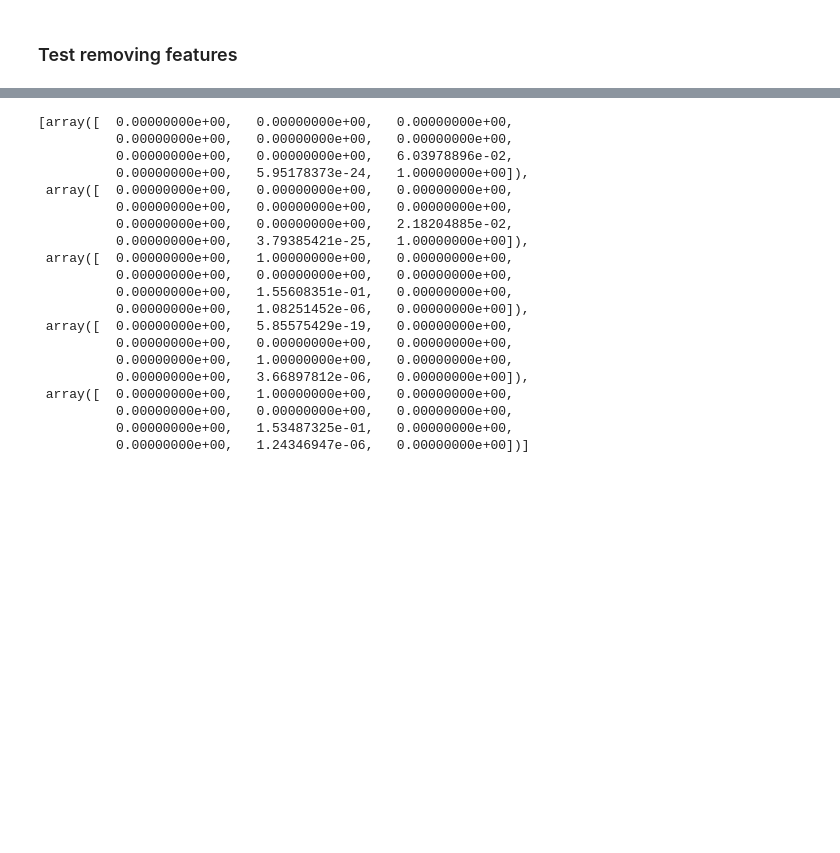
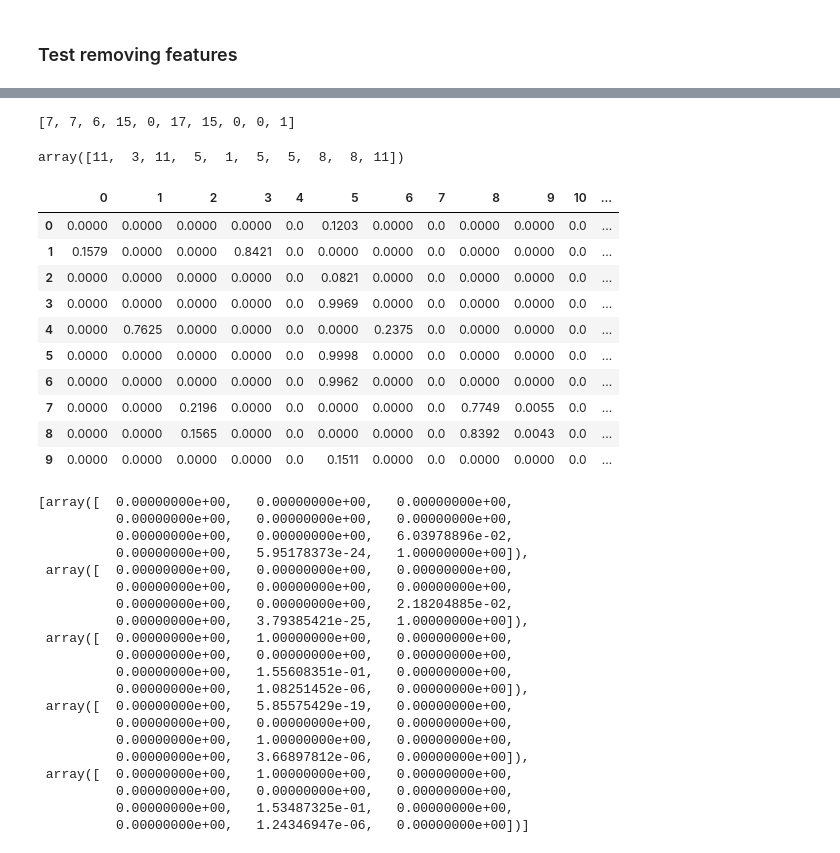
Before and after one commit to edvalente/mlnd-capstone-project, a Jupyter notebook: notebooks/capstone-scrapbook.ipynb, the cells around one changed output, grey strips where cells are left out. Drawn from its saved outputs; the diff is of its cells as text; code cells hidden in the pictures; blank space fills up the shorter version.

```diff
--- a/notebooks/capstone-scrapbook.ipynb
+++ b/notebooks/capstone-scrapbook.ipynb
@@ -371,3 +543,47 @@ pivot
+# %%
+allowed_clusters = [0, 3, 4, 5, 11]
+rec = []
+for index, row in minimal_sample.iterrows():
+    days = row[0]
+    selected_days = [i for i in range(1, 365)]
+    np.random.shuffle(selected_days)
+    j = np.array(row).reshape(1, -1)
+
+    while len(selected_days) != 0:
+        pred = clusterer.predict(j)
+        if pred not in allowed_clusters:
+            days = selected_days[0]
+            selected_days.pop(0)
+            j[0][0] = days
+        else:
+            break
+
+    if len(selected_days) == 0:
+        rec.append(0)
+    else:
+        rec.append(days)
+
+rec
+# %% [output]
+[7, 7, 6, 15, 0, 17, 15, 0, 0, 1]
+# %%
+clusterer.predict(minimal_sample)
+# %% [output]
+array([11,  3, 11,  5,  1,  5,  5,  8,  8, 11])
+# %%
+pd.DataFrame(preds_proba).apply(lambda x: x.round(4))
+# %% [output]
+|  | 0 | 1 | 2 | 3 | 4 | 5 | 6 | 7 | 8 | 9 | 10 | ... |
+| 0 | 0.0000 | 0.0000 | 0.0000 | 0.0000 | 0.0 | 0.1203 | 0.0000 | 0.0 | 0.0000 | 0.0000 | 0.0 | ... |
+| 1 | 0.1579 | 0.0000 | 0.0000 | 0.8421 | 0.0 | 0.0000 | 0.0000 | 0.0 | 0.0000 | 0.0000 | 0.0 | ... |
+| 2 | 0.0000 | 0.0000 | 0.0000 | 0.0000 | 0.0 | 0.0821 | 0.0000 | 0.0 | 0.0000 | 0.0000 | 0.0 | ... |
+| 3 | 0.0000 | 0.0000 | 0.0000 | 0.0000 | 0.0 | 0.9969 | 0.0000 | 0.0 | 0.0000 | 0.0000 | 0.0 | ... |
+| 4 | 0.0000 | 0.7625 | 0.0000 | 0.0000 | 0.0 | 0.0000 | 0.2375 | 0.0 | 0.0000 | 0.0000 | 0.0 | ... |
+| 5 | 0.0000 | 0.0000 | 0.0000 | 0.0000 | 0.0 | 0.9998 | 0.0000 | 0.0 | 0.0000 | 0.0000 | 0.0 | ... |
+| 6 | 0.0000 | 0.0000 | 0.0000 | 0.0000 | 0.0 | 0.9962 | 0.0000 | 0.0 | 0.0000 | 0.0000 | 0.0 | ... |
+| 7 | 0.0000 | 0.0000 | 0.2196 | 0.0000 | 0.0 | 0.0000 | 0.0000 | 0.0 | 0.7749 | 0.0055 | 0.0 | ... |
+| 8 | 0.0000 | 0.0000 | 0.1565 | 0.0000 | 0.0 | 0.0000 | 0.0000 | 0.0 | 0.8392 | 0.0043 | 0.0 | ... |
+| 9 | 0.0000 | 0.0000 | 0.0000 | 0.0000 | 0.0 | 0.1511 | 0.0000 | 0.0 | 0.0000 | 0.0000 | 0.0 | ... |
 # %%
 [(i - min(i)) / (max(i) - min(i)) for i in preds_proba]
 # %% [output]
```
Also changed, not shown: parts of 12 cells of this notebook.
